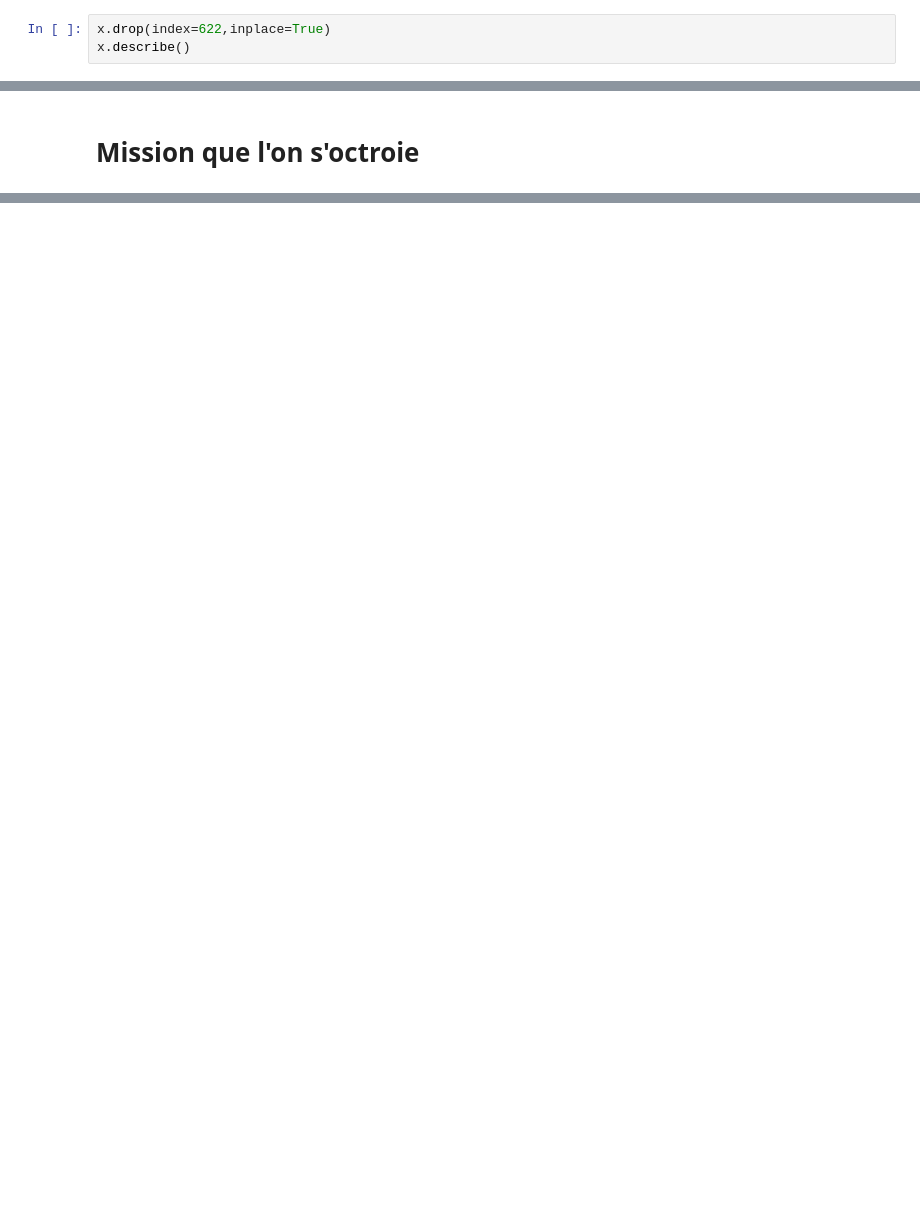
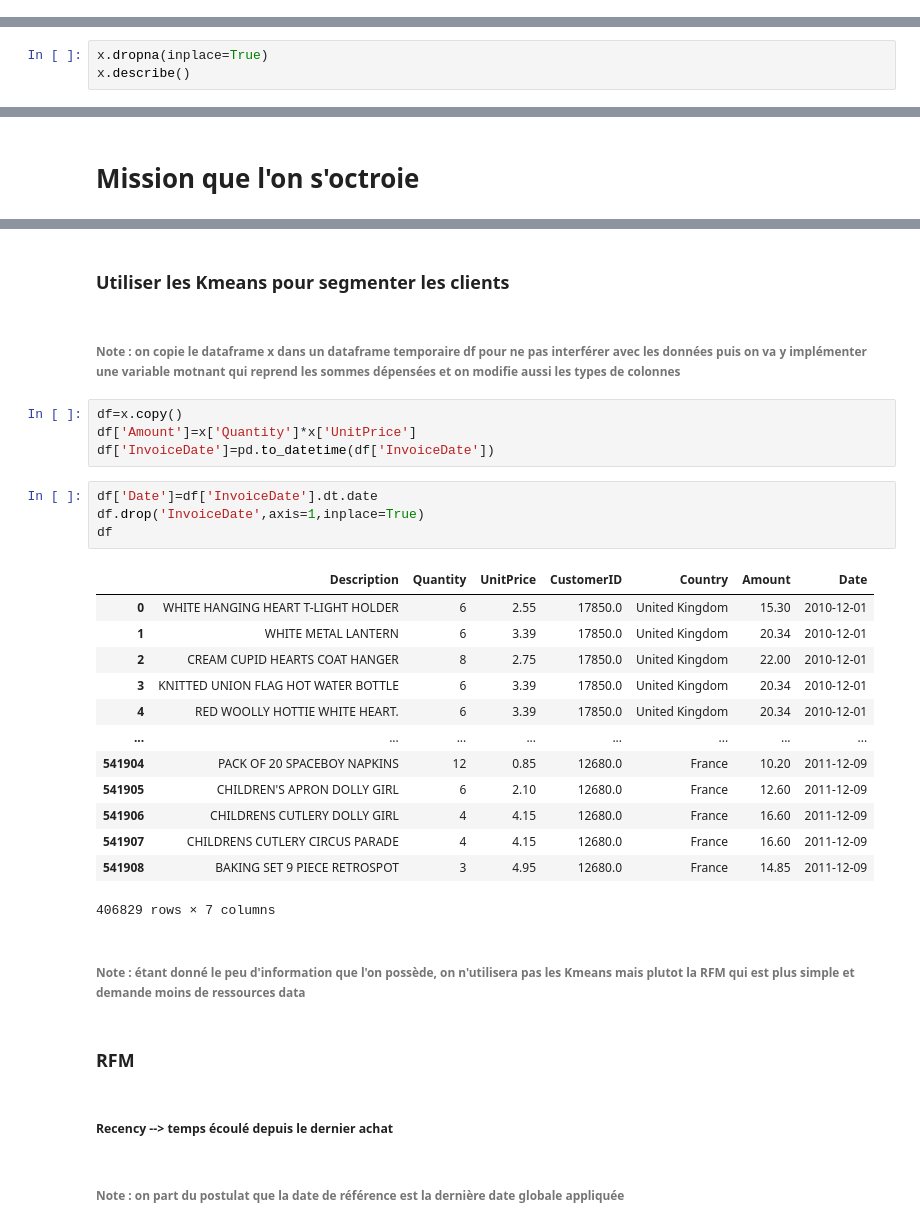
Before and after one commit to TomSheeesh/remise-niveau, a Jupyter notebook: Module4/Module4.ipynb, the cells around one changed output, grey strips where cells are left out. Drawn from its saved outputs; the diff is of its cells as text; blank space fills up the shorter version.

```diff
--- a/Module4/Module4.ipynb
+++ b/Module4/Module4.ipynb
@@ -114,3 +113,0 @@ x[x.isna().any(axis=1)]
-# %%
-x.drop(index=622,inplace=True)
-x.describe()
@@ -139,0 +116,3 @@ x.tail()
+# %%
+x.dropna(inplace=True)
+x.describe()
@@ -166,0 +177,34 @@ print(x[x['CustomerID']==17850.0])
+# %% [markdown]
+### Utiliser les Kmeans pour segmenter les clients
+# %% [markdown]
+###### Note : on copie le dataframe x dans un dataframe temporaire df pour ne pas interférer avec les données puis on va y implémenter une variable motnant qui reprend les sommes dépensées et on modifie aussi les types de colonnes
+# %%
+df=x.copy()
+df['Amount']=x['Quantity']*x['UnitPrice']
+df['InvoiceDate']=pd.to_datetime(df['InvoiceDate'])
+# %%
+df['Date']=df['InvoiceDate'].dt.date
+df.drop('InvoiceDate',axis=1,inplace=True)
+df
+# %% [output]
+|  | Description | Quantity | UnitPrice | CustomerID | Country | Amount | Date |
+| 0 | WHITE HANGING HEART T-LIGHT HOLDER | 6 | 2.55 | 17850.0 | United Kingdom | 15.30 | 2010-12-01 |
+| 1 | WHITE METAL LANTERN | 6 | 3.39 | 17850.0 | United Kingdom | 20.34 | 2010-12-01 |
+| 2 | CREAM CUPID HEARTS COAT HANGER | 8 | 2.75 | 17850.0 | United Kingdom | 22.00 | 2010-12-01 |
+| 3 | KNITTED UNION FLAG HOT WATER BOTTLE | 6 | 3.39 | 17850.0 | United Kingdom | 20.34 | 2010-12-01 |
+| 4 | RED WOOLLY HOTTIE WHITE HEART. | 6 | 3.39 | 17850.0 | United Kingdom | 20.34 | 2010-12-01 |
+| ... | ... | ... | ... | ... | ... | ... | ... |
+| 541904 | PACK OF 20 SPACEBOY NAPKINS | 12 | 0.85 | 12680.0 | France | 10.20 | 2011-12-09 |
+| 541905 | CHILDREN'S APRON DOLLY GIRL | 6 | 2.10 | 12680.0 | France | 12.60 | 2011-12-09 |
+| 541906 | CHILDRENS CUTLERY DOLLY GIRL | 4 | 4.15 | 12680.0 | France | 16.60 | 2011-12-09 |
+| 541907 | CHILDRENS CUTLERY CIRCUS PARADE | 4 | 4.15 | 12680.0 | France | 16.60 | 2011-12-09 |
+| 541908 | BAKING SET 9 PIECE RETROSPOT | 3 | 4.95 | 12680.0 | France | 14.85 | 2011-12-09 |
+406829 rows × 7 columns
+# %% [markdown]
+###### Note : étant donné le peu d'information que l'on possède, on n'utilisera pas les Kmeans mais plutot la RFM qui est plus simple et demande moins de ressources data
+# %% [markdown]
+### RFM
+# %% [markdown]
+##### Recency --> temps écoulé depuis le dernier achat
+# %% [markdown]
+###### Note : on part du postulat que la date de référence est la dernière date globale appliquée
```
Also changed, not shown: parts of 34 cells of this notebook.
